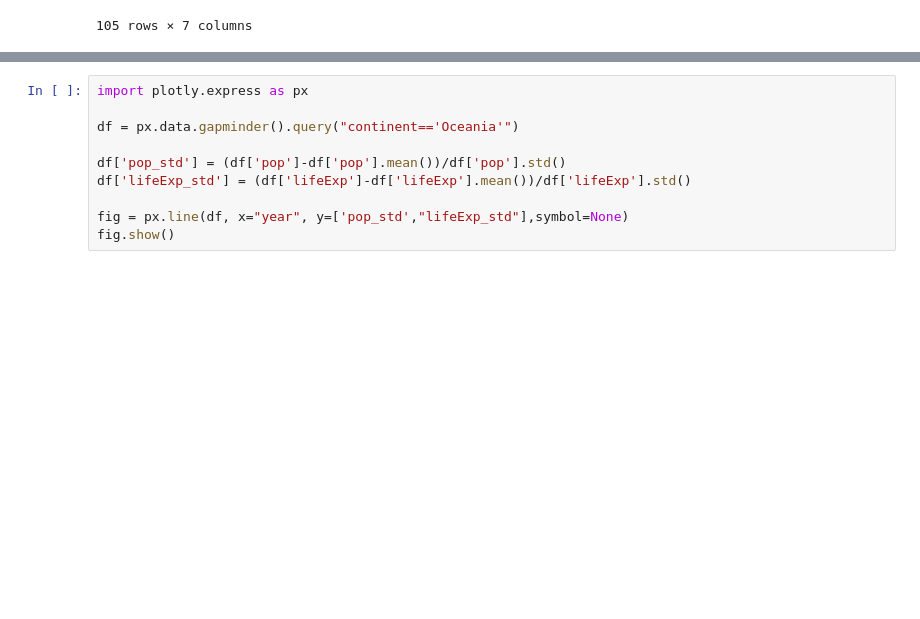
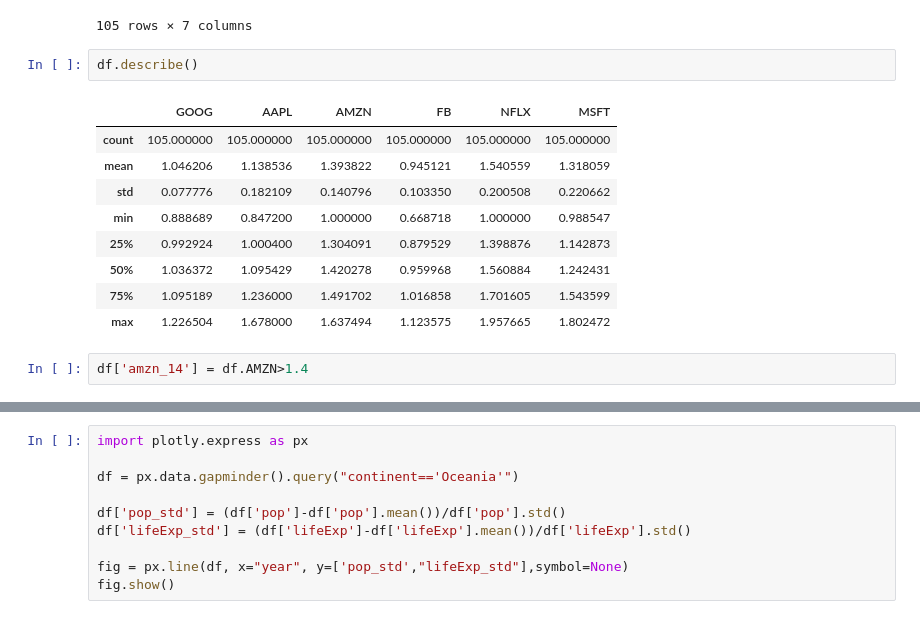
Before and after one commit to guyyos/tusha, a Jupyter notebook: notebooks/time_series.ipynb, the cells around one changed output, grey strips where cells are left out. Cells and saved outputs as stored; diff of their text form; blank space fills up the shorter version.

```diff
--- a/notebooks/time_series.ipynb
+++ b/notebooks/time_series.ipynb
@@ -145,3 +145,17 @@ df
 | 103 | 2019-12-23 | 1.226504 | 1.656000 | 1.521226 | 1.113728 | 1.567170 | 1.802472 |
 | 104 | 2019-12-30 | 1.213014 | 1.678000 | 1.503360 | 1.098475 | 1.540883 | 1.788185 |
 105 rows × 7 columns
+# %%
+df.describe()
+# %% [output]
+|  | GOOG | AAPL | AMZN | FB | NFLX | MSFT |
+| count | 105.000000 | 105.000000 | 105.000000 | 105.000000 | 105.000000 | 105.000000 |
+| mean | 1.046206 | 1.138536 | 1.393822 | 0.945121 | 1.540559 | 1.318059 |
+| std | 0.077776 | 0.182109 | 0.140796 | 0.103350 | 0.200508 | 0.220662 |
+| min | 0.888689 | 0.847200 | 1.000000 | 0.668718 | 1.000000 | 0.988547 |
+| 25% | 0.992924 | 1.000400 | 1.304091 | 0.879529 | 1.398876 | 1.142873 |
+| 50% | 1.036372 | 1.095429 | 1.420278 | 0.959968 | 1.560884 | 1.242431 |
+| 75% | 1.095189 | 1.236000 | 1.491702 | 1.016858 | 1.701605 | 1.543599 |
+| max | 1.226504 | 1.678000 | 1.637494 | 1.123575 | 1.957665 | 1.802472 |
+# %%
+df['amzn_14'] = df.AMZN>1.4
```
Also changed, not shown: parts of 7 cells of this notebook, 1 other file.
